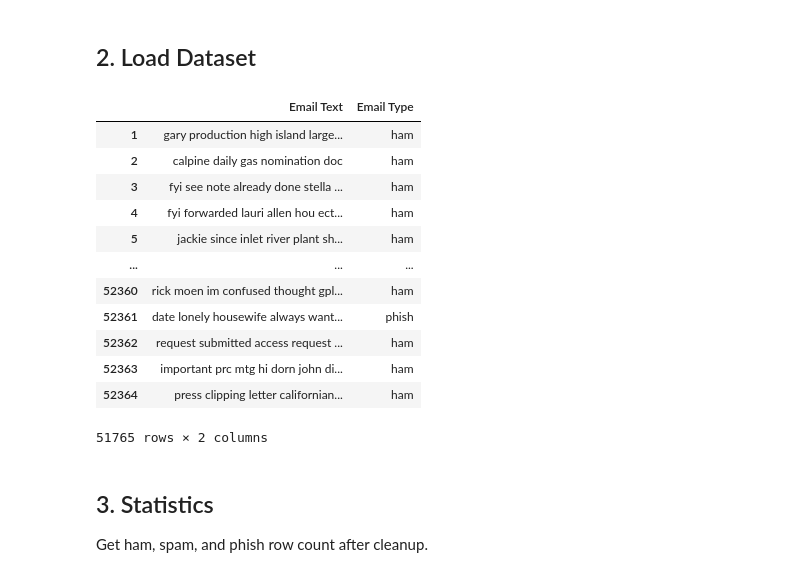
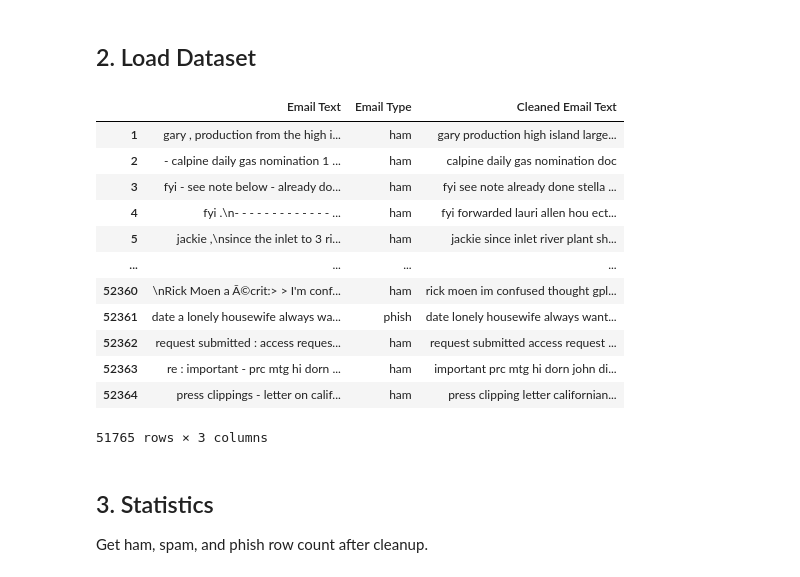
Before and after one commit to Prokope45/PsyberWatch, a Jupyter notebook: 3. Exploratory Analysis.ipynb, the cells around one changed output. Cells and saved outputs as stored; diff of their text form; code cells hidden in the pictures.

```diff
--- a/3. Exploratory Analysis.ipynb
+++ b/3. Exploratory Analysis.ipynb
@@ -19,22 +16,22 @@ from collections import Counter
 # %% [markdown]
 ## 2. Load Dataset
 # %%
-email_df = pd.read_parquet("./data/2_clean_email_dataset.parquet")
+email_df = pd.read_feather("./data/2_clean_email_dataset.feather")
 email_df
 # %% [output]
-|  | Email Text | Email Type |
-| 1 | gary production high island large... | ham |
-| 2 | calpine daily gas nomination doc | ham |
-| 3 | fyi see note already done stella ... | ham |
-| 4 | fyi forwarded lauri allen hou ect... | ham |
-| 5 | jackie since inlet river plant sh... | ham |
-| ... | ... | ... |
-| 52360 | rick moen im confused thought gpl... | ham |
-| 52361 | date lonely housewife always want... | phish |
-| 52362 | request submitted access request ... | ham |
-| 52363 | important prc mtg hi dorn john di... | ham |
-| 52364 | press clipping letter californian... | ham |
+|  | Email Text | Email Type | Cleaned Email Text |
+| 1 | gary , production from the high i... | ham | gary production high island large... |
+| 2 | - calpine daily gas nomination 1 ... | ham | calpine daily gas nomination doc |
+| 3 | fyi - see note below - already do... | ham | fyi see note already done stella ... |
+| 4 | fyi .\n- - - - - - - - - - - - - ... | ham | fyi forwarded lauri allen hou ect... |
+| 5 | jackie ,\nsince the inlet to 3 ri... | ham | jackie since inlet river plant sh... |
+| ... | ... | ... | ... |
+| 52360 | \nRick Moen a Ã©crit:> > I'm conf... | ham | rick moen im confused thought gpl... |
+| 52361 | date a lonely housewife always wa... | phish | date lonely housewife always want... |
+| 52362 | request submitted : access reques... | ham | request submitted access request ... |
+| 52363 | re : important - prc mtg hi dorn ... | ham | important prc mtg hi dorn john di... |
+| 52364 | press clippings - letter on calif... | ham | press clipping letter californian... |
-51765 rows × 2 columns
+51765 rows × 3 columns
 # %% [markdown]
 ## 3. Statistics
 Get ham, spam, and phish row count after cleanup.
```
Also changed, not shown: parts of 16 cells of this notebook, 4 other files.
